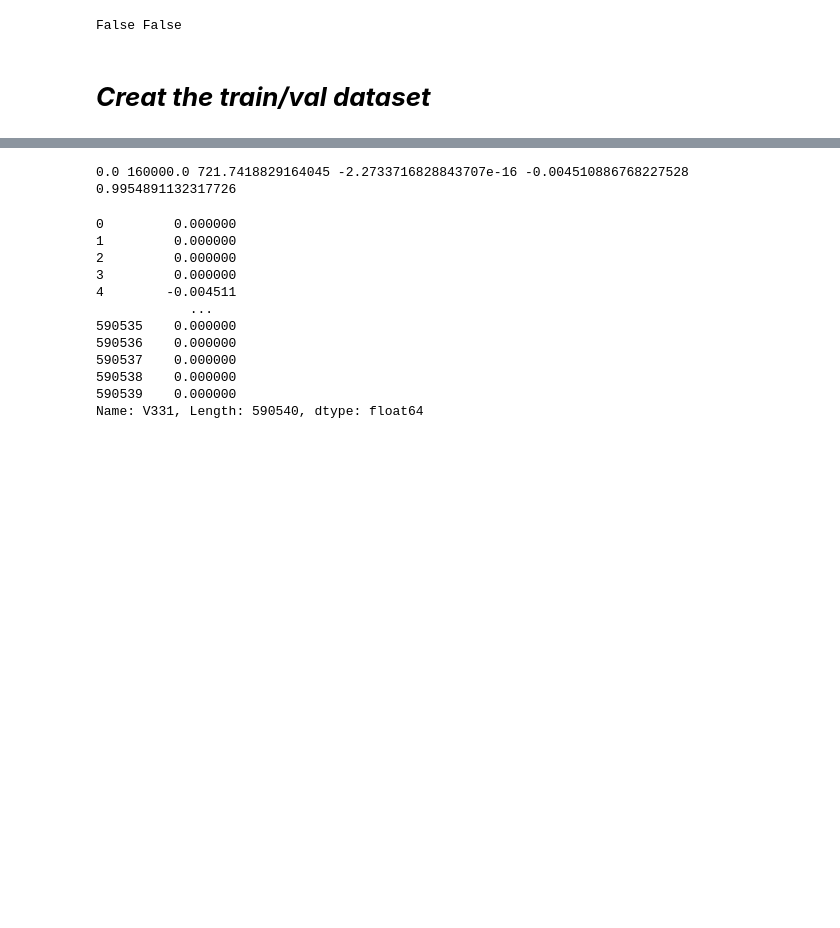
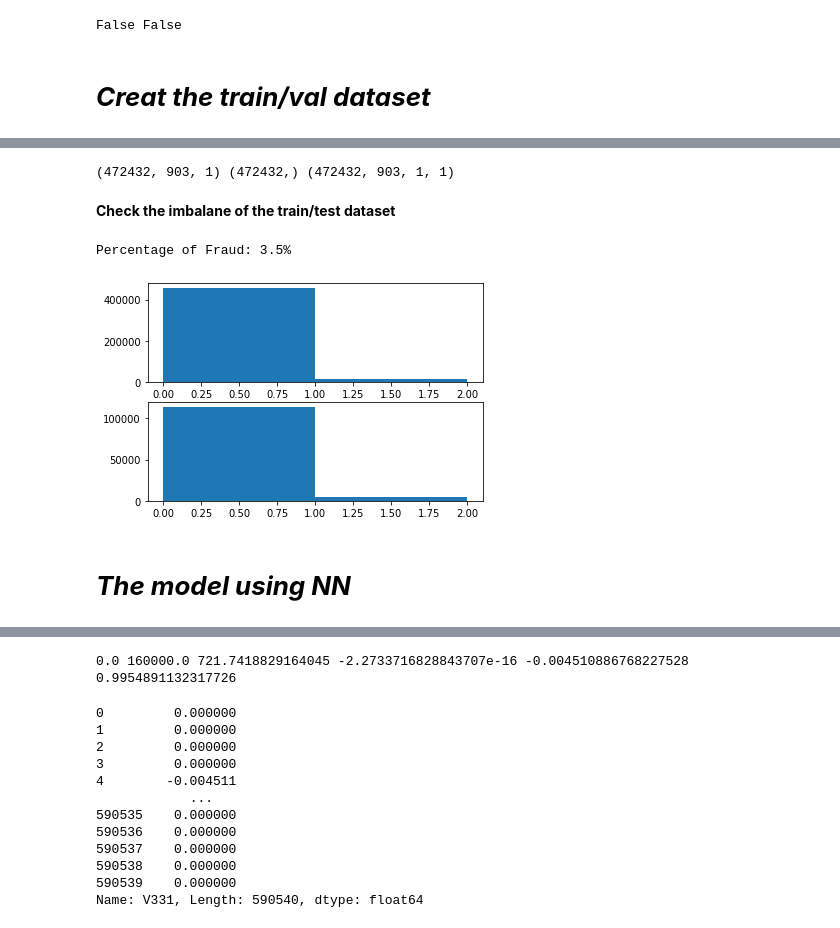
Before and after one commit to aquangnguyen1992/Advanced_Data_Science_Capstone, a Jupyter notebook: Capstone_Project.ipynb, the cells around one changed output, grey strips where cells are left out. Saved outputs shown, nothing was run; the diff lists cells and outputs as text; code cells hidden in the pictures; blank space fills up the shorter version.

Commit message:
Finished the structure for the training/testing. To-Do: Remove the irrelevant columns

```diff
--- a/Capstone_Project.ipynb
+++ b/Capstone_Project.ipynb
@@ -192,3 +196,10 @@ print(np.any(np.isnan(dataset_transaction)), np.any(dataset_transaction.isnull()
 False False
 # %% [markdown]
 # ***Creat the train/val dataset***
+# %%
+# Create a copy
+dataset = copy.copy(dataset_transaction)
+
+# Remove the irrelevant columns
+dataset.pop('TransactionID')
+dataset.head(5)
@@ -194,0 +214,31 @@ False False
+# %%
+from sklearn.model_selection import train_test_split
+
+Y = dataset['isFraud']
+dataset.pop('isFraud')
+X = dataset
+
+X_train, X_test, Y_train, Y_test = train_test_split(X, Y, test_size=0.2)
+
+
+X_train = np.expand_dims(X_train, axis=2)
+X_test = np.expand_dims(X_train, axis=2)
+print(X_train.shape, Y_train.shape, X_test.shape)
+# %% [output]
+(472432, 903, 1) (472432,) (472432, 903, 1, 1)
+# %% [markdown]
+**Check the imbalane of the train/test dataset**
+# %%
+plt.subplot(211)
+plt.hist(Y_train, bins=[0,1,2])
+
+plt.subplot(212)
+plt.hist(Y_test, bins=[0,1,2])
+
+fraud_count = np.unique(Y_train, return_counts=True)
+print("Percentage of Fraud: " + str(round(fraud_count[1][1]/np.sum(fraud_count[1])*100,2)) + "%")
+# %% [output]
+Percentage of Fraud: 3.5%
+[figure, added]
+# %% [markdown]
+# ***The model using NN***
```
Also changed, not shown: parts of 11 cells of this notebook.
